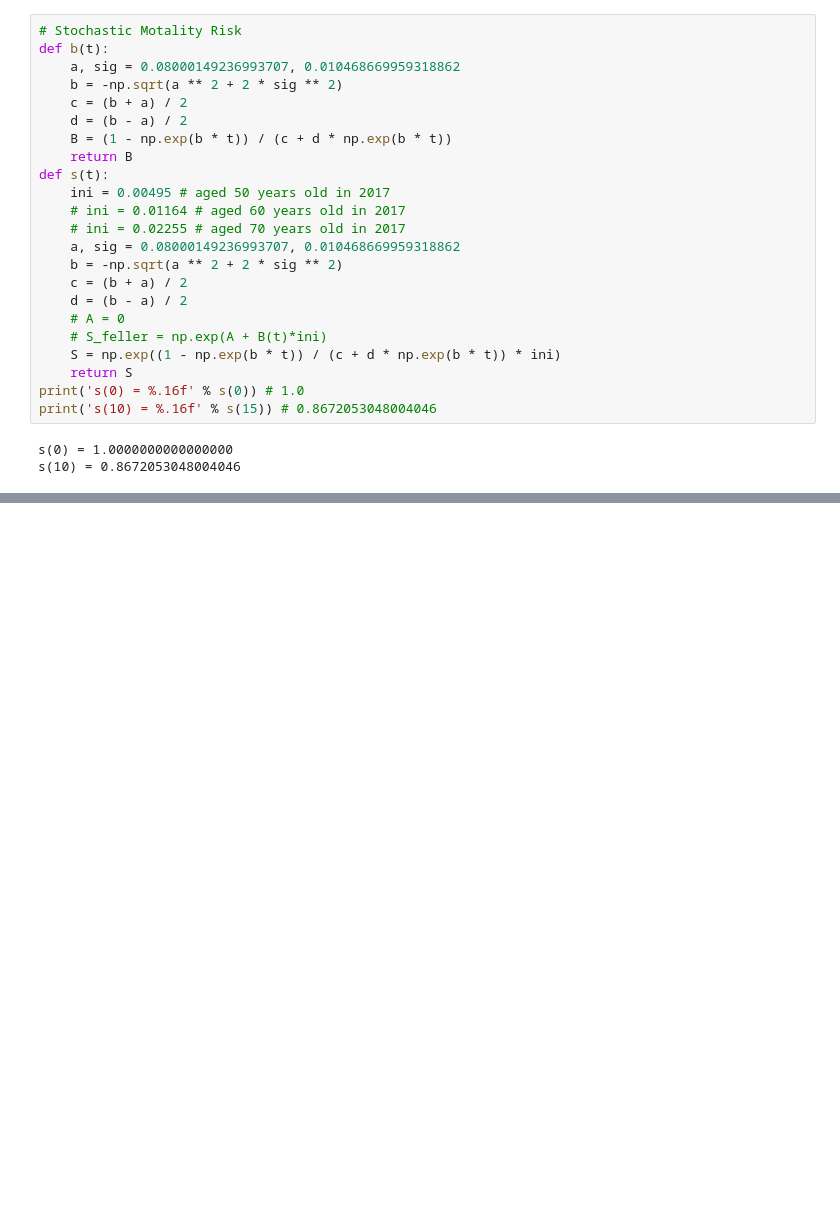
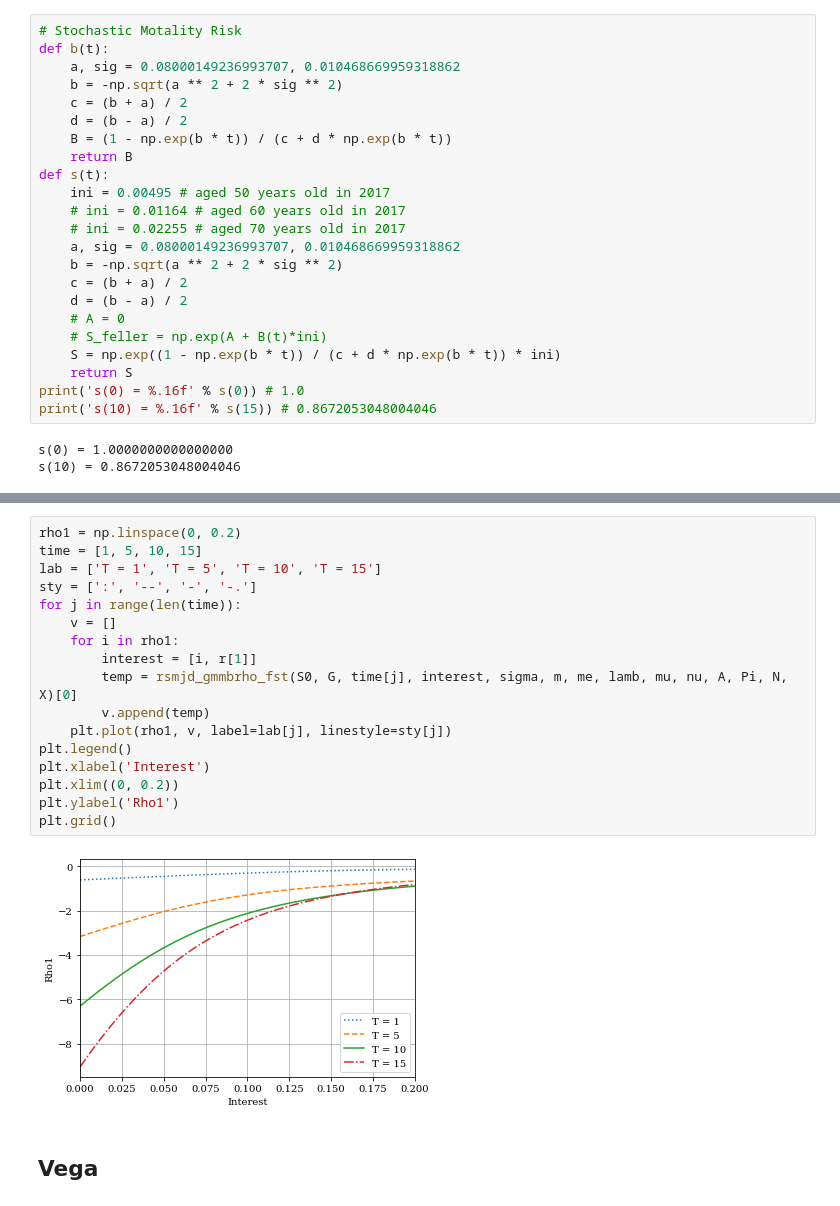
Before and after one commit to hwlcry/European-Option, a Jupyter notebook: RSMJD.ipynb, the cells around one changed output, grey strips where cells are left out. Saved outputs shown, nothing was run; the diff lists cells and outputs as text; blank space fills up the shorter version.

```diff
--- a/RSMJD.ipynb
+++ b/RSMJD.ipynb
@@ -367,0 +616,21 @@ plt.grid()
+# %%
+rho1 = np.linspace(0, 0.2)
+time = [1, 5, 10, 15]
+lab = ['T = 1', 'T = 5', 'T = 10', 'T = 15']
+sty = [':', '--', '-', '-.']
+for j in range(len(time)):
+    v = []
+    for i in rho1:
+        interest = [i, r[1]]
+        temp = rsmjd_gmmbrho_fst(S0, G, time[j], interest, sigma, m, me, lamb, mu, nu, A, Pi, N, X)[0]
+        v.append(temp)
+    plt.plot(rho1, v, label=lab[j], linestyle=sty[j])
+plt.legend()
+plt.xlabel('Interest')
+plt.xlim((0, 0.2))
+plt.ylabel('Rho1')
+plt.grid()
+# %% [output]
+[figure, added]
+# %% [markdown]
+## Vega
```
Also changed, not shown: parts of 36 cells of this notebook.
